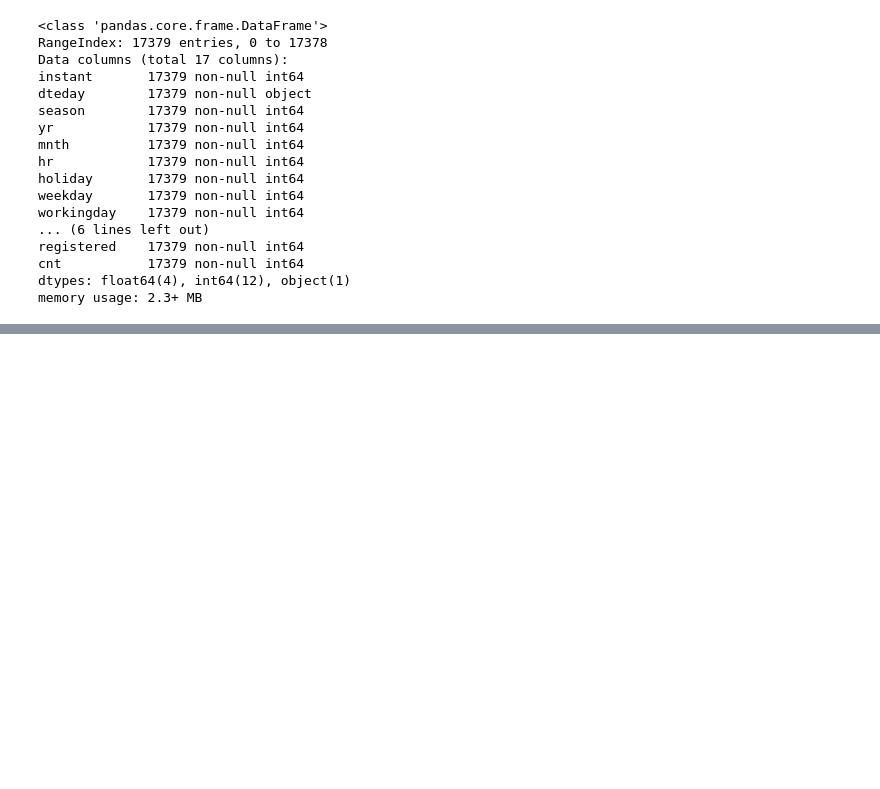
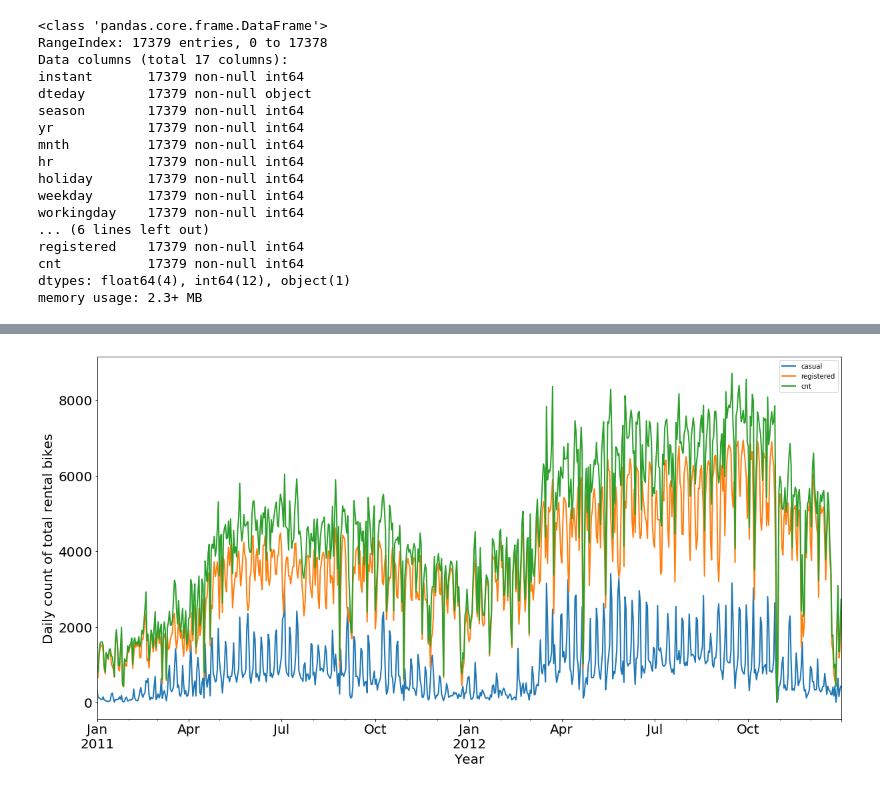
Before and after one commit to rticseto/Bike_Analysis, a Jupyter notebook: Bike_hr_prediction.ipynb, the cells around one changed output, grey strips where cells are left out. Cells and saved outputs as stored; diff of their text form; code cells hidden in the pictures; blank space fills up the shorter version.

```diff
--- a/Bike_hr_prediction.ipynb
+++ b/Bike_hr_prediction.ipynb
@@ -189,0 +98,11 @@ y =data['cnt'].values
+# %%
+daily_count = data[['casual', 'registered', 'cnt']]
+
+daily_count.plot(figsize=(20,10), linewidth=2, fontsize=20)
+plt.xlabel('Year', fontsize=20);
+plt.ylabel('Daily count of total rental bikes', fontsize=20);
+#plt.legend(bbox_to_anchor=(1.2, 0.5))
+fig = plt.gcf()
+#fig.savefig("year.png", bbox_inches='tight', pad_inches=0.0)
+# %% [output]
+[figure, added]
```
Also changed, not shown: parts of 56 cells of this notebook, 2 other files.
